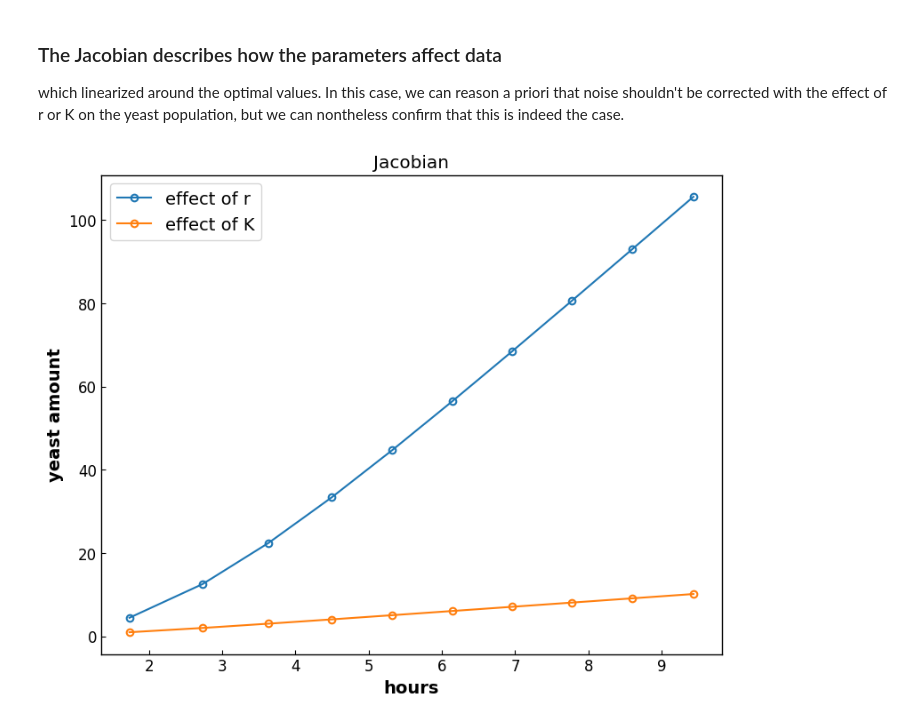
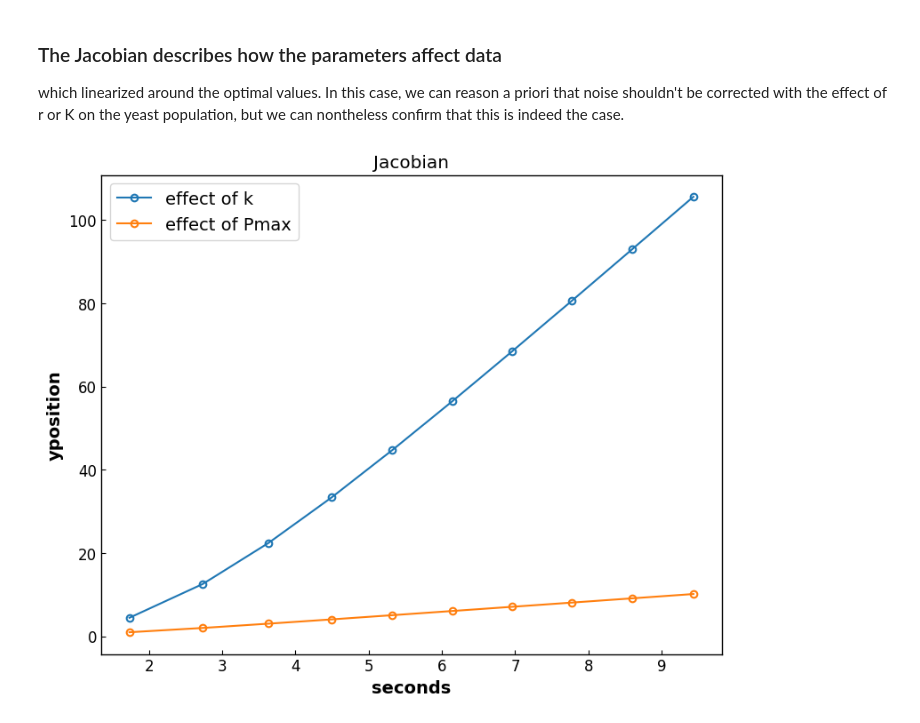
Before and after one commit to ldbd1/Webpage, a Jupyter notebook: 05_model_fitting/fit_yeast_ode.ipynb, the cells around one changed output. Drawn from its saved outputs; the diff is of its cells as text; code cells hidden in the pictures.

```diff
--- a/05_model_fitting/fit_yeast_ode.ipynb
+++ b/05_model_fitting/fit_yeast_ode.ipynb
@@ -477,16 +477,16 @@ which linearized around the optimal values. In this case, we can reason a priori
 # %%
 # Plot Jacobian
 fig, ax = plt.subplots(1,1,figsize=(9,7))
 
-ax.plot(time, np.abs(J[:,0]), '-o', linewidth=1.5, mfc='none', ms=5.5, mew=1.5, label='effect of r')
-ax.plot(time, np.abs(J[:,1]), '-o', linewidth=1.5, mfc='none', ms=5.5, mew=1.5, label='effect of K')
+ax.plot(time, np.abs(J[:,0]), '-o', linewidth=1.5, mfc='none', ms=5.5, mew=1.5, label='effect of k')
+ax.plot(time, np.abs(J[:,1]), '-o', linewidth=1.5, mfc='none', ms=5.5, mew=1.5, label='effect of Pmax')
 
 # Set title, axes labels and legends
 ax.set_title('Jacobian')
-ax.set_xlabel('hours')
-ax.set_ylabel('yeast amount')
+ax.set_xlabel('seconds')
+ax.set_ylabel('yposition')
 ax.legend(loc='upper left')
 
 plt.show()
 # %% [output]
-[figure, old version]
+[figure, new version]
```
Also changed, not shown: parts of 6 cells of this notebook.
